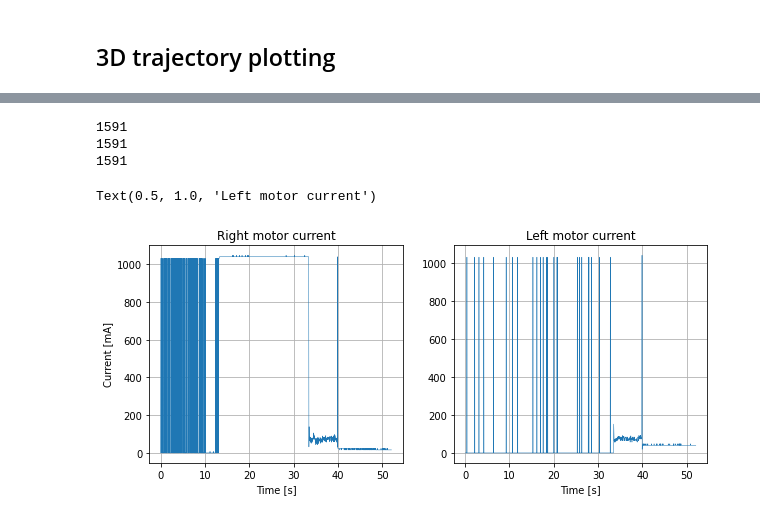
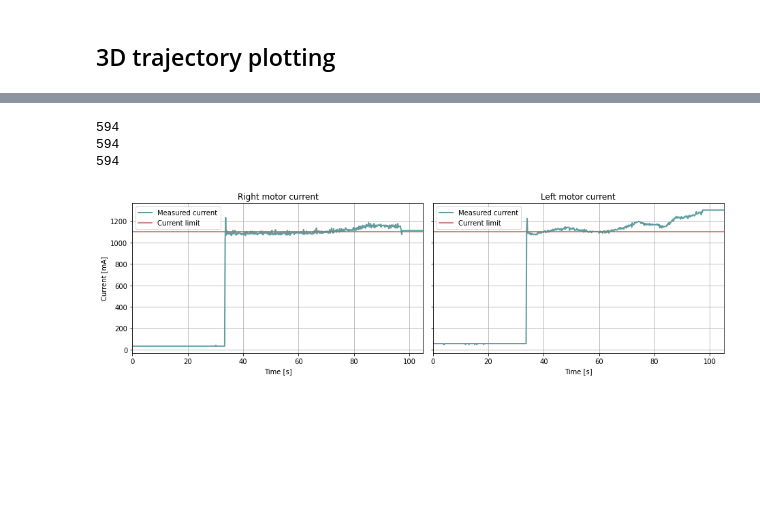
Before and after one commit to fzoric8/ros_utils, a Jupyter notebook: bags/bagging.ipynb, the cells around one changed output, grey strips where cells are left out. Cells and saved outputs as stored; diff of their text form; code cells hidden in the pictures; blank space fills up the shorter version.

```diff
--- a/bags/bagging.ipynb
+++ b/bags/bagging.ipynb
@@ -33,7 +33,7 @@ After that you can use `pip3 install <package_name>` to install neccessary pytho
 # %% [markdown]
 ## Read bag
 # %%
-bag_name = "experiment2.bag"
+bag_name = "final_exp1.bag"
 
 b = bagreader(bag_name)
 # %% [output]
@@ -536,7 +429,7 @@ ValueError: x and y must have same first dimension, but have shapes (420,) and (
 # %% [markdown]
 #### Load bag
 # %%
-bag_name = "experiment2.bag"
+bag_name = "final_exp1.bag"
 
 b = bagreader(bag_name)
 csv_files = []
@@ -928,41 +999,56 @@ config_dict = {
 
 plot_multiple_series(target_pose["Time"], target_pose)
 # %%
+import rosbag
 dynamixel_state = pd.read_csv(csv_files[1])
 
-bag = rosbag.Bag('experiment2.bag')
+bag = rosbag.Bag('motor_currents.bag')
+
 
 current_motor_1 = []
 current_motor_6 = []
 for topic, msg, t in bag.read_messages(topics=['/dynamixel_workbench/dynamixel_state']):
     if (msg.dynamixel_state[0].id == 1):
         current_motor_1.append(msg.dynamixel_state[0].present_current)
     if (msg.dynamixel_state[1].id == 6):
         current_motor_6.append(msg.dynamixel_state[1].present_current)
 
-#for topic, msg, t in bag.read_messages():
-#    print(topic, msg, t)
 print(len(current_motor_1))
 print(len(current_motor_6))
-print(len(dynamixel_state['Time']))
 
-fig, (ax1, ax2) = plt.subplots(ncols=2, sharey='col', sharex=True)
-fig.set_size_inches(10, 4)
+
+
+
+t_ = scale_any_time(dynamixel_state['Time'])
+t = np.linspace(start=0, stop=max(t_), num=len(current_motor_1)).tolist()
+limit = 1100*np.ones((len(current_motor_1)))
+limit = limit.tolist()
+print(len(t))
+
+fig, (ax1, ax2) = plt.subplots(ncols=2, sharey='row')
+fig.set_size_inches(13, 4)
 ax1 = plt.subplot(121)
-ax1.plot(dynamixel_state['Time'] - min(dynamixel_state['Time']), current_motor_1, linewidth=0.5)
+ax1.plot(t, current_motor_1, linewidth=2, color="cadetblue", label="Measured current")
+ax1.plot(t, limit, linewidth=1.5, color="indianred", label="Current limit")
 ax1.set_xlabel('Time [s]')
 ax1.set_ylabel('Current [mA]')
 ax1.grid(True)
+ax1.set_xlim(0, 105)
+ax1.legend()
 ax1.set_title('Right motor current')
 
 ax2 = plt.subplot(122)
-ax2.plot(dynamixel_state['Time'] - min(dynamixel_state['Time']), current_motor_6, linewidth=0.5)
+ax2.plot(t, current_motor_6, linewidth=2, color="cadetblue", label="Measured current")
+ax2.plot(t, limit, linewidth=1.5, color="indianred", label="Current limit")
 ax2.set_xlabel('Time [s]')
 ax2.grid(True)
+ax2.legend()
+ax2.set_xlim(0, 105)
 ax2.set_title('Left motor current')
+fig.tight_layout()
+fig.savefig('motor_currents.svg')
 # %% [output]
-1591
-1591
-1591
+594
+594
+594
-Text(0.5, 1.0, 'Left motor current')
-[figure, old version]
+[figure, new version]
```
Also changed, not shown: parts of 24 cells of this notebook.
